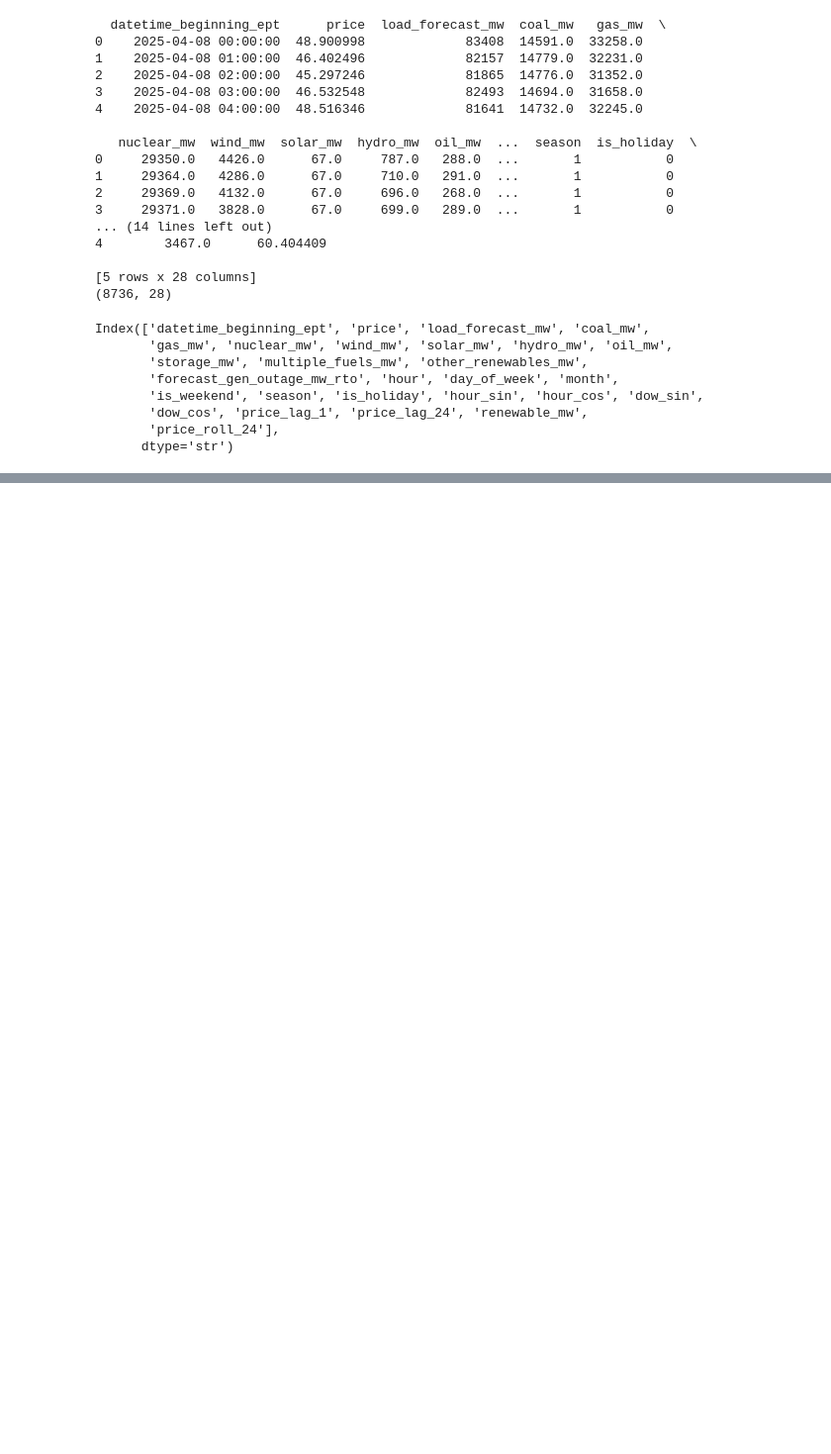
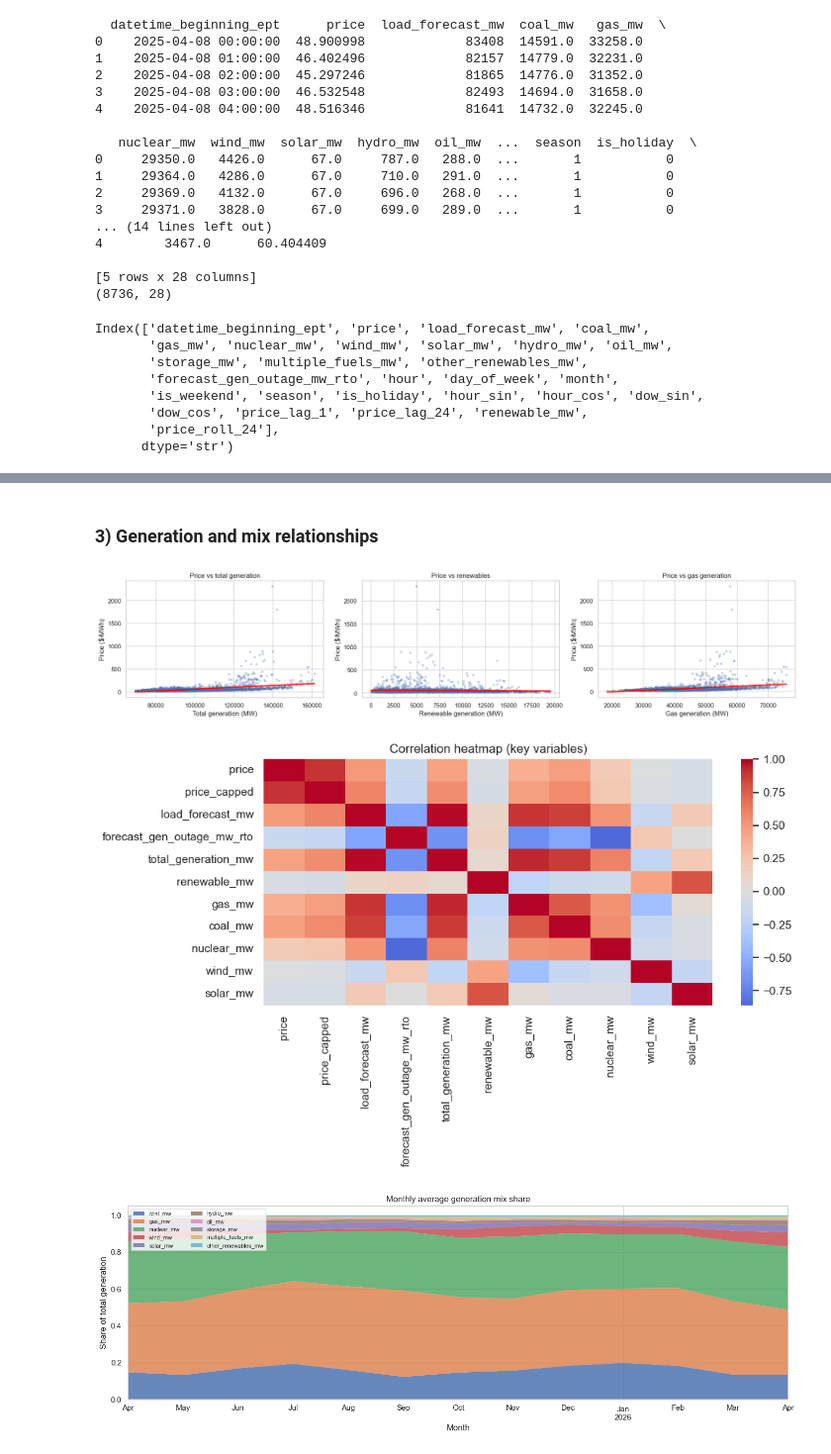
Before and after one commit to anthony240624/CS109B-Final-Project, a Jupyter notebook: data_preprocess.ipynb, the cells around one changed output, grey strips where cells are left out. Shown at 99% size. Saved outputs shown, nothing was run; the diff lists cells and outputs as text; code cells hidden in the pictures; blank space fills up the shorter version.

```diff
--- a/data_preprocess.ipynb
+++ b/data_preprocess.ipynb
@@ -168,0 +308,51 @@ Index(['datetime_beginning_ept', 'price', 'load_forecast_mw', 'coal_mw',
+# %% [markdown]
+### 3) Generation and mix relationships
+# %%
+sampled = eda.sample(min(len(eda), 3000), random_state=42)
+
+fig, axes = plt.subplots(1, 3, figsize=(18, 4))
+sns.regplot(data=sampled, x="total_generation_mw", y="price", scatter_kws={"alpha": 0.25, "s": 12}, line_kws={"color": "red"}, ax=axes[0])
+axes[0].set_title("Price vs total generation")
+axes[0].set_xlabel("Total generation (MW)")
+axes[0].set_ylabel("Price ($/MWh)")
+
+sns.regplot(data=sampled, x="renewable_mw", y="price", scatter_kws={"alpha": 0.25, "s": 12}, line_kws={"color": "red"}, ax=axes[1])
+axes[1].set_title("Price vs renewables")
+axes[1].set_xlabel("Renewable generation (MW)")
+axes[1].set_ylabel("Price ($/MWh)")
+
+sns.regplot(data=sampled, x="gas_mw", y="price", scatter_kws={"alpha": 0.25, "s": 12}, line_kws={"color": "red"}, ax=axes[2])
+axes[2].set_title("Price vs gas generation")
+axes[2].set_xlabel("Gas generation (MW)")
+axes[2].set_ylabel("Price ($/MWh)")
+plt.tight_layout()
+plt.show()
+
+corr_cols = [
+    "price", "price_capped", "load_forecast_mw", "forecast_gen_outage_mw_rto",
+    "total_generation_mw", "renewable_mw", "gas_mw", "coal_mw", "nuclear_mw", "wind_mw", "solar_mw"
+]
+corr = eda[corr_cols].corr()
+
+plt.figure(figsize=(10, 6))
+sns.heatmap(corr, cmap="coolwarm", center=0, annot=False)
+plt.title("Correlation heatmap (key variables)")
+plt.tight_layout()
+plt.show()
+
+# Monthly average generation mix share
+mix_monthly = eda[fuel_cols].resample("MS").mean()
+mix_share = mix_monthly.div(mix_monthly.sum(axis=1), axis=0)
+
+plt.figure(figsize=(14, 5))
+mix_share.plot.area(ax=plt.gca(), alpha=0.85, linewidth=0)
+plt.title("Monthly average generation mix share")
+plt.xlabel("Month")
+plt.ylabel("Share of total generation")
+plt.legend(loc="upper left", ncol=2, fontsize=8)
+plt.tight_layout()
+plt.show()
+# %% [output]
+[figure, added]
+[figure, added]
+[figure, added]
```
Also changed, not shown: parts of 15 cells of this notebook.
